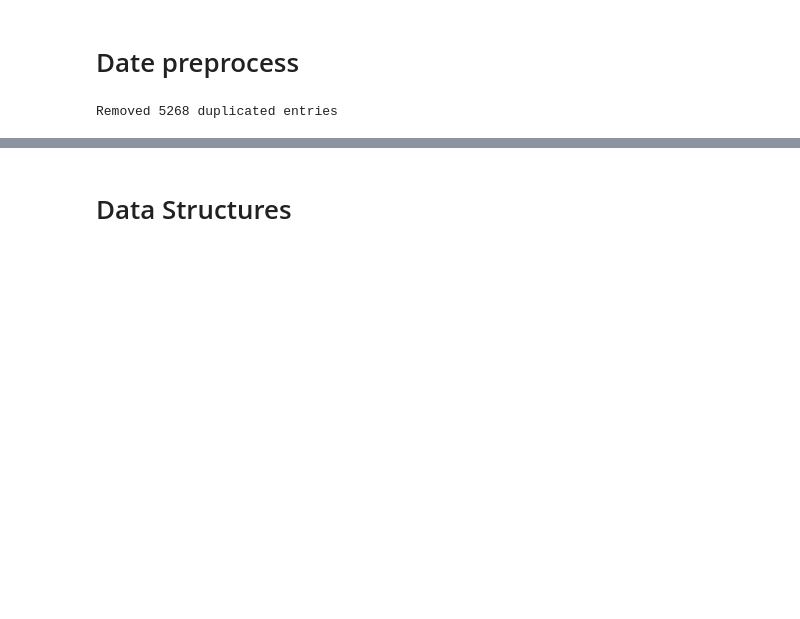
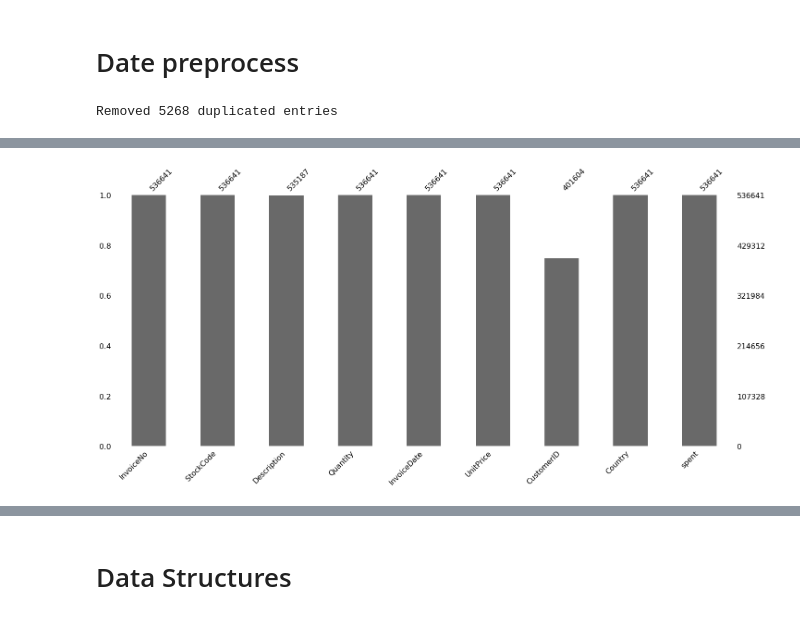
Before and after one commit to Mazzanicolas/customer-segmentation, a Jupyter notebook: CustomerSegmentation.ipynb, the cells around one changed output, grey strips where cells are left out. Cells and saved outputs as stored; diff of their text form; code cells hidden in the pictures; blank space fills up the shorter version.

```diff
--- a/CustomerSegmentation.ipynb
+++ b/CustomerSegmentation.ipynb
@@ -63,0 +88,5 @@ Removed 5268 duplicated entries
+# %%
+ms.bar(e_comerce_data)
+plt.show()
+# %% [output]
+[figure, added]
```
Also changed, not shown: parts of 13 cells of this notebook.
